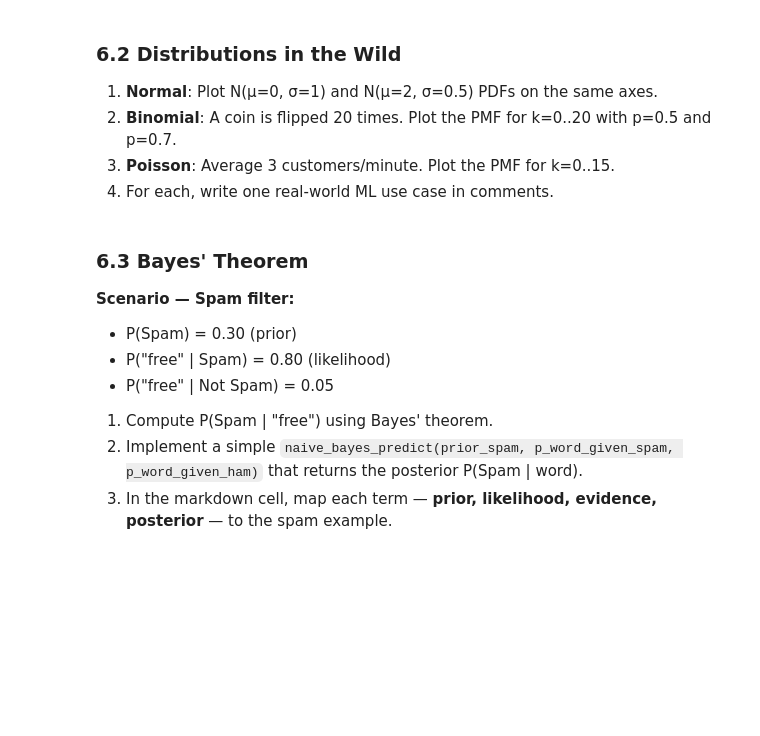
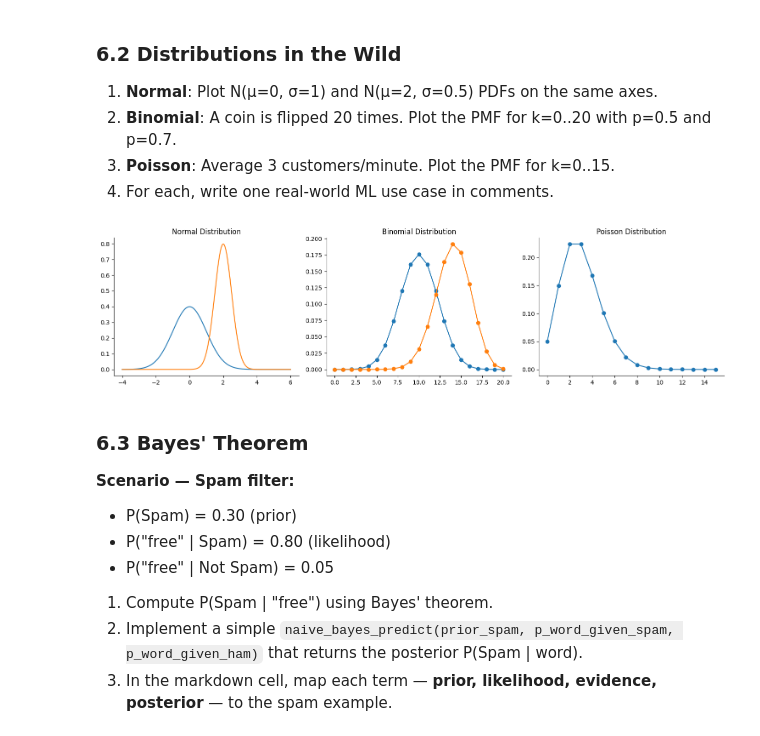
Before and after one commit to sumedhabhadauria/Assignments, a Jupyter notebook: week1_SumedhaBhadauria.ipynb, the cells around one changed output. Drawn from its saved outputs; the diff is of its cells as text; code cells hidden in the pictures; blank space fills up the shorter version.

```diff
--- a/week1_SumedhaBhadauria.ipynb
+++ b/week1_SumedhaBhadauria.ipynb
@@ -790,25 +834,29 @@ print(f"Independent? {independent}")
 # %%
 fig, axes = plt.subplots(1, 3, figsize=(15, 4))
 
 # ── Normal ──────────────────────────────────────────────────────────────────
 x = np.linspace(-4, 6, 300)
-# YOUR CODE HERE — plot two normal PDFs on axes[0]
-# ML use case: ...
+axes[0].plot(x, stats.norm.pdf(x, 0, 1), label='N(0,1)')
+axes[0].plot(x, stats.norm.pdf(x, 2, 0.5), label='N(2,0.5)')
+# ML use case: Modeling continuous features like heights, measurement errors or standardized scores.
 axes[0].set_title('Normal Distribution')
 
 # ── Binomial ────────────────────────────────────────────────────────────────
 k = np.arange(0, 21)
-# YOUR CODE HERE — plot PMFs for p=0.5 and p=0.7 on axes[1]
-# ML use case: ...
+axes[1].plot(k, stats.binom.pmf(k, 20, 0.5), marker='o', label='p=0.5')
+axes[1].plot(k, stats.binom.pmf(k, 20, 0.7), marker='o', label='p=0.7')
+# ML use case: Modeling yes/no outcomes such as whether a user clicks on an ad in 20 trials.
 axes[1].set_title('Binomial Distribution')
 
 # ── Poisson ─────────────────────────────────────────────────────────────────
 k2 = np.arange(0, 16)
-# YOUR CODE HERE — plot PMF (λ=3) on axes[2]
-# ML use case: ...
+axes[2].plot(k2, stats.poisson.pmf(k2, 3), marker='o', label='λ=3')
+# ML use case: Modeling the number of events in a fixed interval such as customer arrivals per minute.
 axes[2].set_title('Poisson Distribution')
 
 plt.tight_layout(); plt.show()
+# %% [output]
+[figure, added]
 # %% [markdown]
 ### 6.3 Bayes' Theorem
 
```
Also changed, not shown: parts of 9 cells of this notebook.
